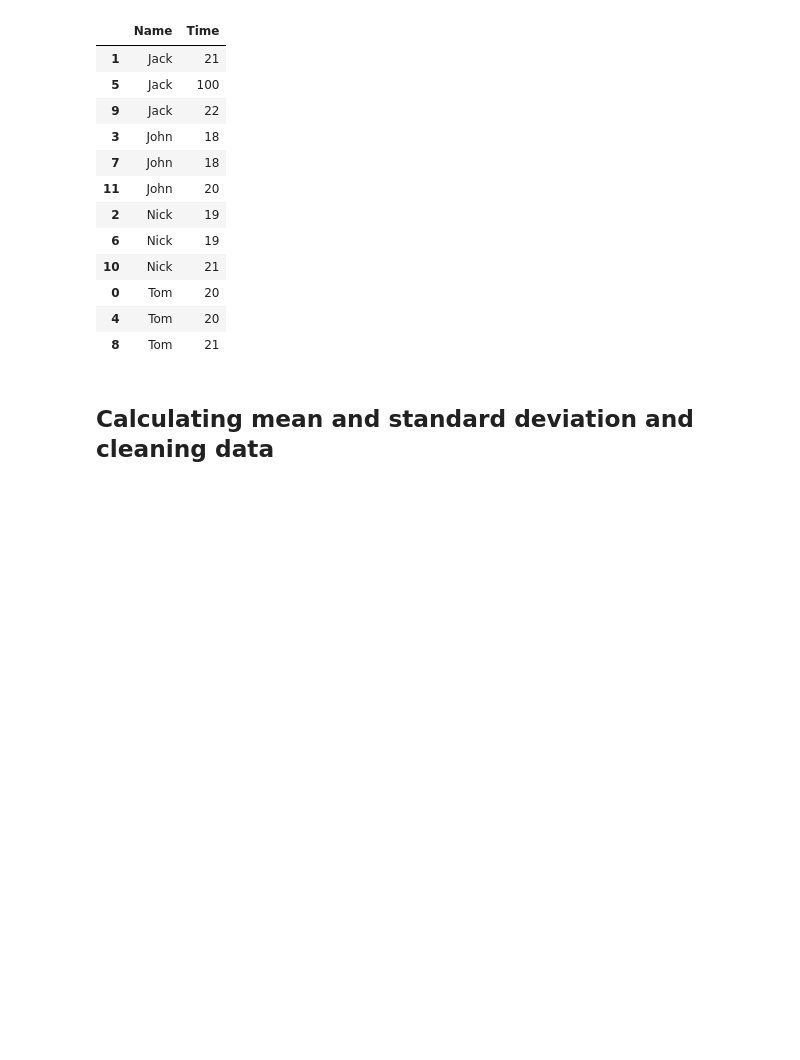
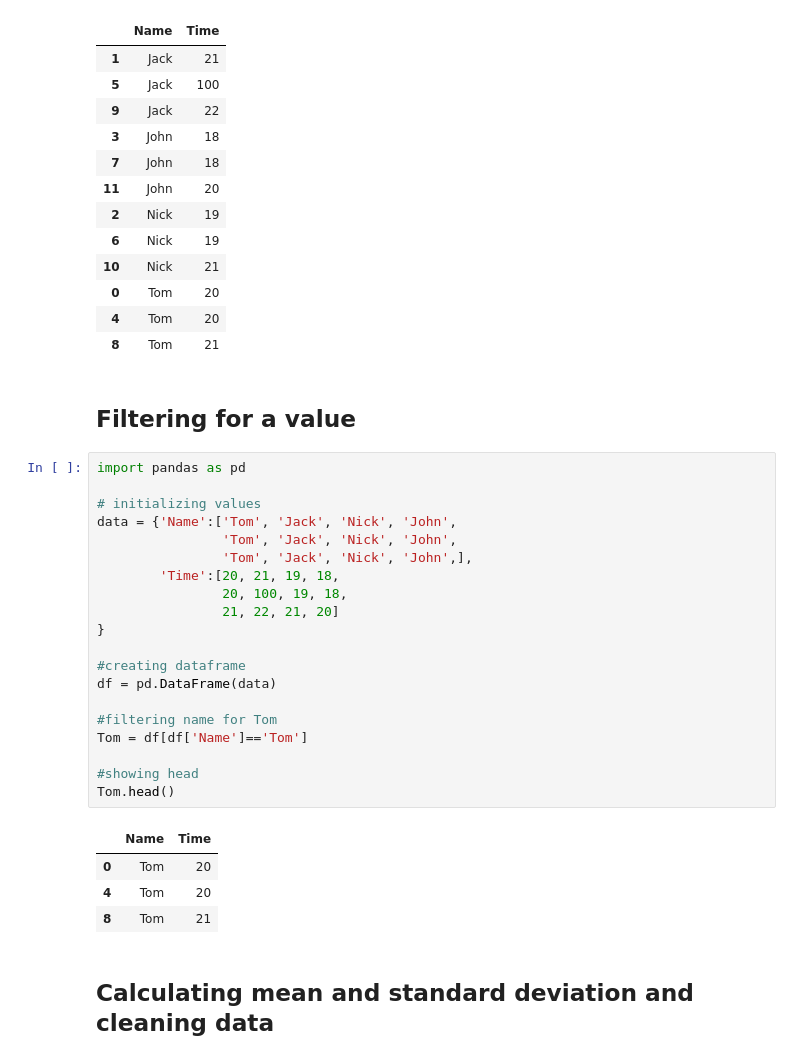
Before and after one commit to federico-trotta/Python_tips, a Jupyter notebook: Python_tips.ipynb, the cells around one changed output. Drawn from its saved outputs; the diff is of its cells as text; blank space fills up the shorter version.

Commit message:
added Pandas and Seaborn tips

```diff
--- a/Python_tips.ipynb
+++ b/Python_tips.ipynb
@@ -326,6 +326,33 @@ filtered.head()
 | 0 | Tom | 20 |
 | 4 | Tom | 20 |
 | 8 | Tom | 21 |
+# %% [markdown]
+## Filtering for a value
+# %%
+import pandas as pd
+
+# initializing values
+data = {'Name':['Tom', 'Jack', 'Nick', 'John',
+                'Tom', 'Jack', 'Nick', 'John',
+                'Tom', 'Jack', 'Nick', 'John',],
+        'Time':[20, 21, 19, 18,
+                20, 100, 19, 18,
+                21, 22, 21, 20]
+}
+
+#creating dataframe
+df = pd.DataFrame(data)
+
+#filtering name for Tom
+Tom = df[df['Name']=='Tom']
+
+#showing head
+Tom.head()
+# %% [output]
+|  | Name | Time |
+| 0 | Tom | 20 |
+| 4 | Tom | 20 |
+| 8 | Tom | 21 |
 # %% [markdown]
 ## Calculating mean and standard deviation and cleaning data
 # %%
```
Also changed, not shown: parts of 7 cells of this notebook.
